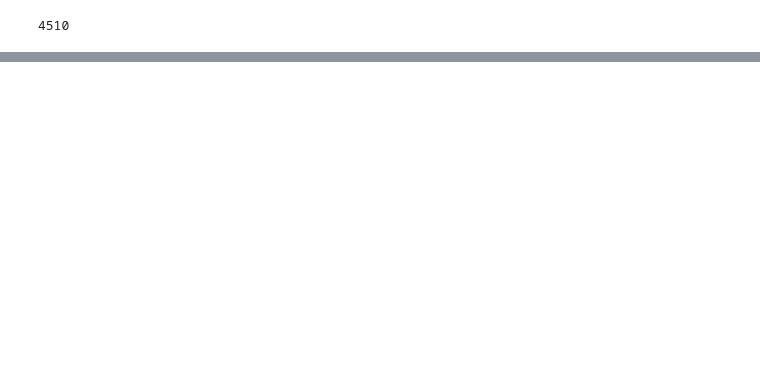
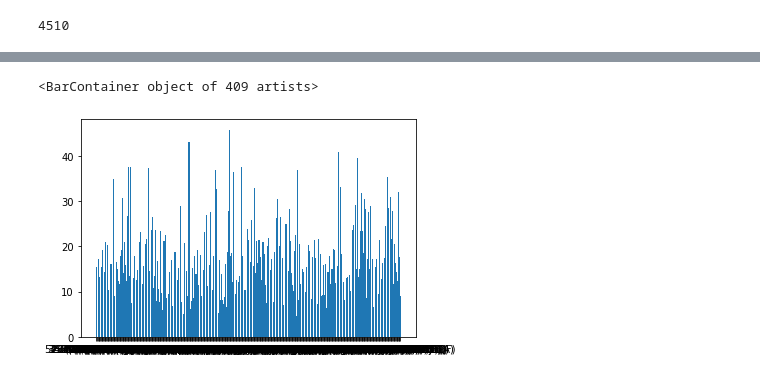
Before and after one commit to AmyAndersson/Datanauts_Project, a Jupyter notebook: DF.ipynb, the cells around one changed output, grey strips where cells are left out. Drawn from its saved outputs; the diff is of its cells as text; code cells hidden in the pictures; blank space fills up the shorter version.

```diff
--- a/DF.ipynb
+++ b/DF.ipynb
@@ -76,0 +74,3 @@ plt.bar
+# %%
+single_asteroid=Asteroids.drop_duplicates("ID",keep='first')
+single_asteroid.count()
@@ -76,0 +105,3 @@ plt.bar
+# %%
+Pos_Hazard=single_asteroid.loc[single_asteroid["Potentially Hazardous?"] == True]
+Pos_Hazard
@@ -76,0 +125,5 @@ plt.bar
+# %%
+plt.bar(Pos_Hazard["Name"], Pos_Hazard["Relative Velocity (k/s)"])
+# %% [output]
+<BarContainer object of 409 artists>
+[figure, added]
```
Also changed, not shown: parts of 10 cells of this notebook, 1 other file.
